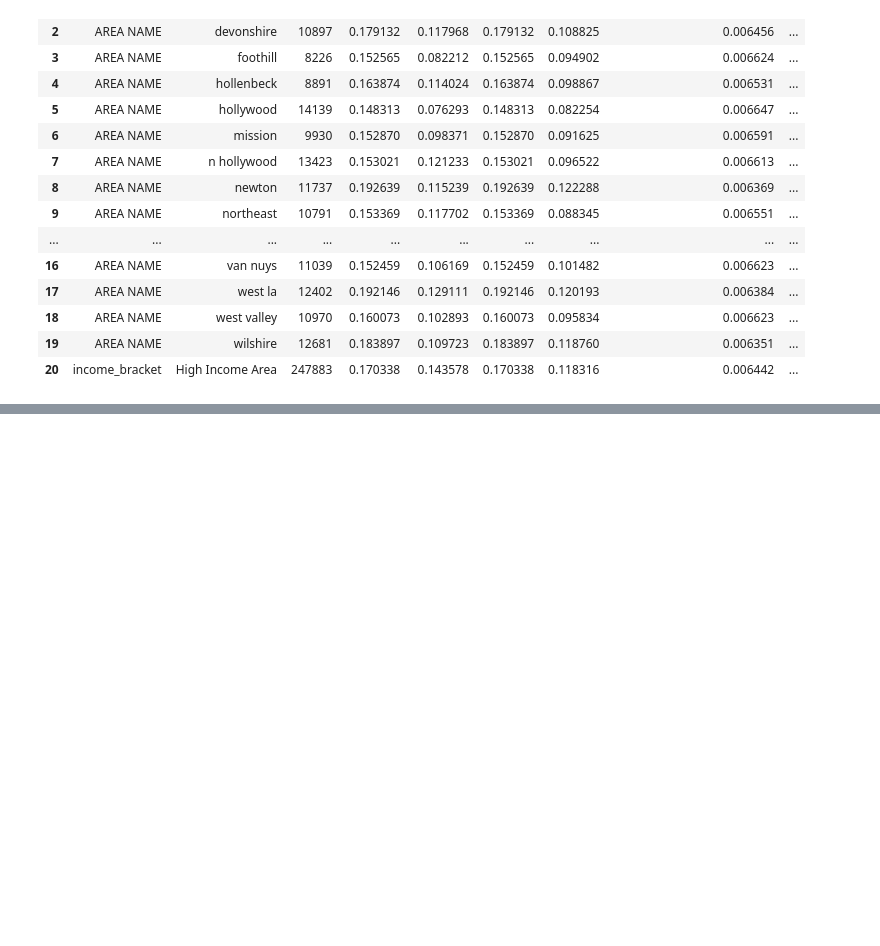
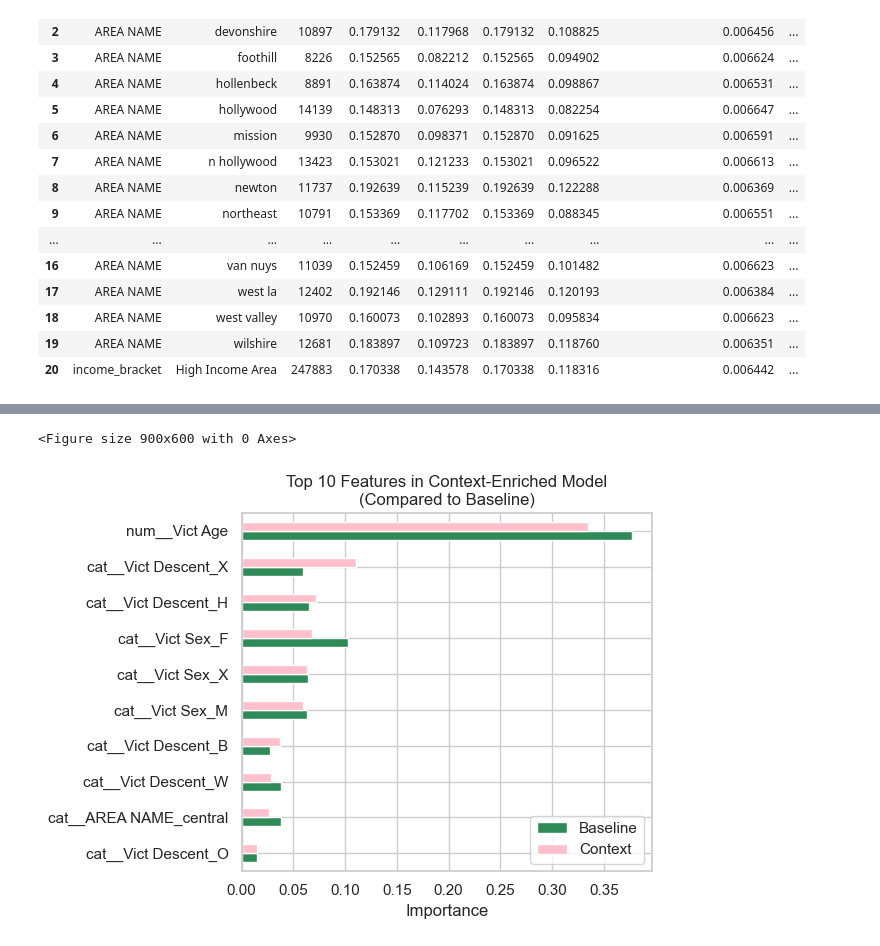
Before and after one commit to smmurali/DTSC_3602, a Jupyter notebook: dtsc3602_eda.ipynb, the cells around one changed output, grey strips where cells are left out. Saved outputs shown, nothing was run; the diff lists cells and outputs as text; code cells hidden in the pictures; blank space fills up the shorter version.

```diff
--- a/dtsc3602_eda.ipynb
+++ b/dtsc3602_eda.ipynb
@@ -760,0 +806,32 @@ plt.show()
+# %%
+base_importances = pd.Series(
+    base_model.named_steps["classifier"].feature_importances_,
+    index=base_model.named_steps["preprocessor"].get_feature_names_out()
+)
+
+context_importances = pd.Series(
+    context_model.named_steps["classifier"].feature_importances_,
+    index=context_model.named_steps["preprocessor"].get_feature_names_out()
+)
+common_features = base_importances.index.intersection(context_importances.index)
+
+compare_features = pd.DataFrame({
+    "Baseline": base_importances[common_features],
+    "Context": context_importances[common_features]
+})
+
+top10 = compare_features.sort_values("Context", ascending=False).head(10)
+
+plt.figure(figsize=(9,6))
+top10.sort_values("Context").plot(
+    kind="barh",
+    color=["seagreen", "pink"]
+)
+
+plt.xlabel("Importance")
+plt.title("Top 10 Features in Context-Enriched Model\n(Compared to Baseline)")
+plt.tight_layout()
+plt.show()
+# %% [output]
+<Figure size 900x600 with 0 Axes>
+[figure, added]
```
Also changed, not shown: parts of 15 cells of this notebook.
